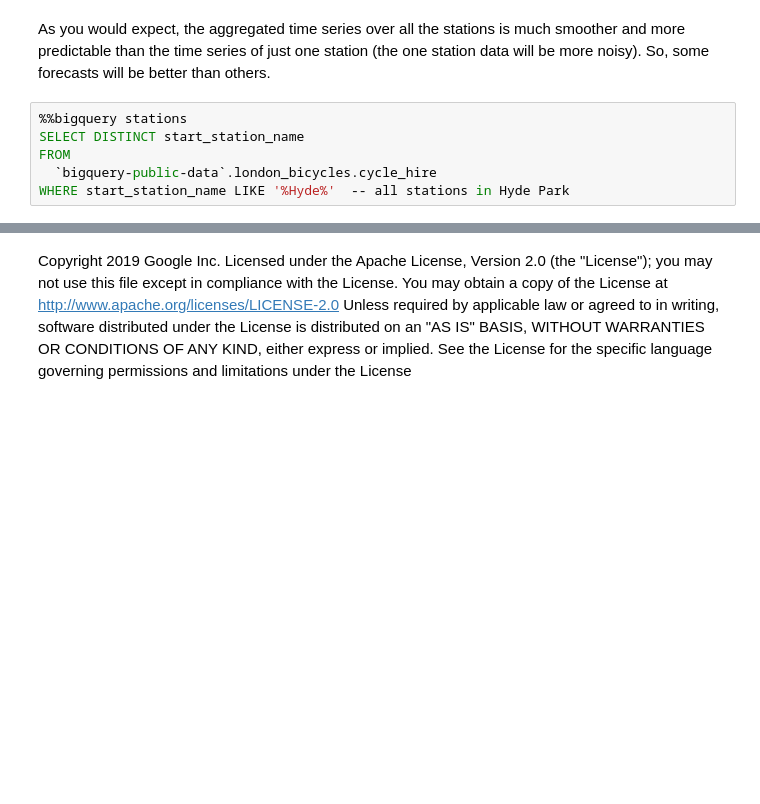
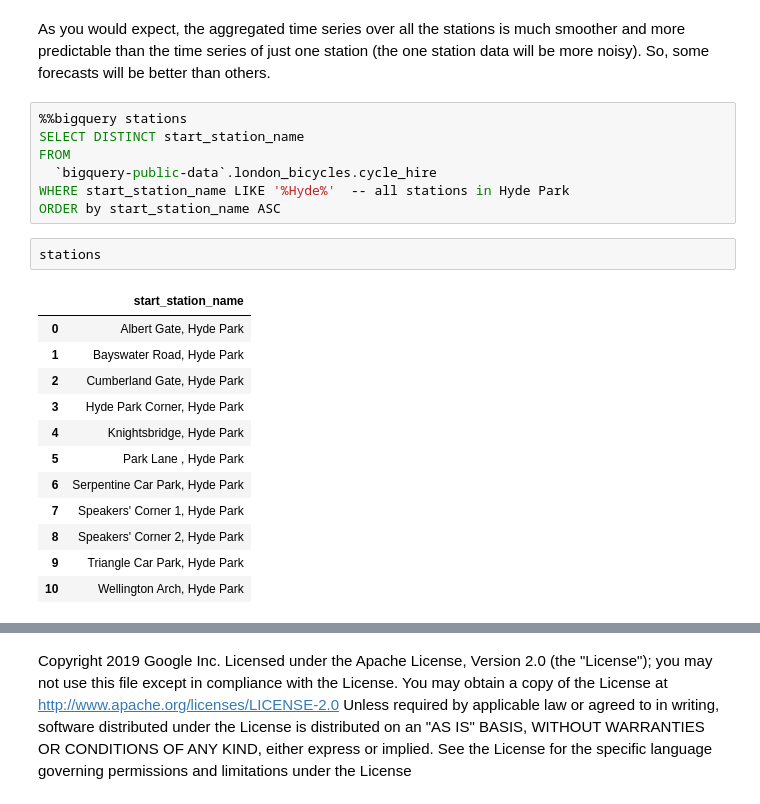
Before and after one commit to GoogleCloudPlatform/bigquery-oreilly-book, a Jupyter notebook: blogs/bqml_arima/bqml_arima.ipynb, the cells around one changed output, grey strips where cells are left out. Drawn from its saved outputs; the diff is of its cells as text; blank space fills up the shorter version.

```diff
--- a/blogs/bqml_arima/bqml_arima.ipynb
+++ b/blogs/bqml_arima/bqml_arima.ipynb
@@ -189,3 +189,19 @@ SELECT DISTINCT start_station_name
 FROM
   `bigquery-public-data`.london_bicycles.cycle_hire
 WHERE start_station_name LIKE '%Hyde%'  -- all stations in Hyde Park
+ORDER by start_station_name ASC
+# %%
+stations
+# %% [output]
+|  | start_station_name |
+| 0 | Albert Gate, Hyde Park |
+| 1 | Bayswater Road, Hyde Park |
+| 2 | Cumberland Gate, Hyde Park |
+| 3 | Hyde Park Corner, Hyde Park |
+| 4 | Knightsbridge, Hyde Park |
+| 5 | Park Lane , Hyde Park |
+| 6 | Serpentine Car Park, Hyde Park |
+| 7 | Speakers' Corner 1, Hyde Park |
+| 8 | Speakers' Corner 2, Hyde Park |
+| 9 | Triangle Car Park, Hyde Park |
+| 10 | Wellington Arch, Hyde Park |
```
Also changed, not shown: parts of 8 cells of this notebook.
